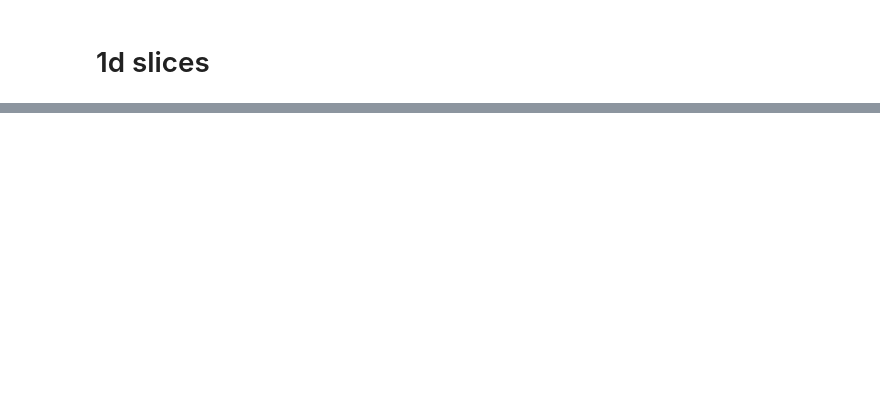
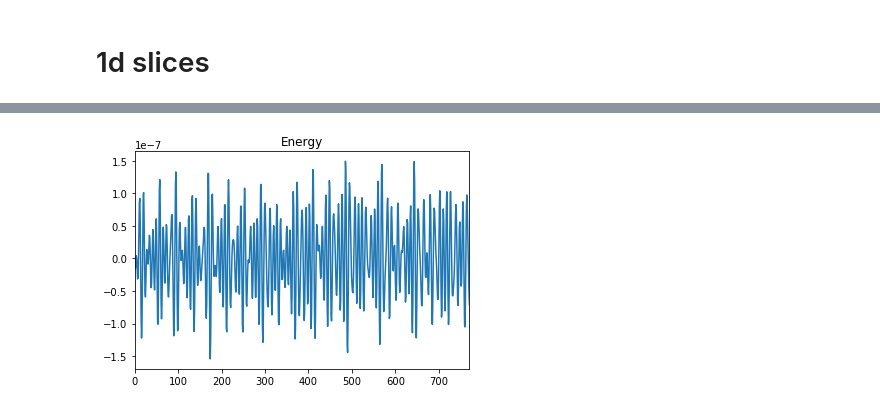
Before and after one commit to acuzzio/GridQuantumPropagator, a Jupyter notebook: Scripts/Heatmaps2d.ipynb, the cells around one changed output, grey strips where cells are left out. Drawn from its saved outputs; the diff is of its cells as text; code cells hidden in the pictures; blank space fills up the shorter version.

```diff
--- a/Scripts/Heatmaps2d.ipynb
+++ b/Scripts/Heatmaps2d.ipynb
@@ -100,0 +120,4 @@ interactive(children=(IntSlider(value=101, description='file_number', max=101),
+# %%
+data[4].plot(title = 'Energy');
+# %% [output]
+[figure, added]
```
Also changed, not shown: parts of 9 cells of this notebook, 2 other files.
